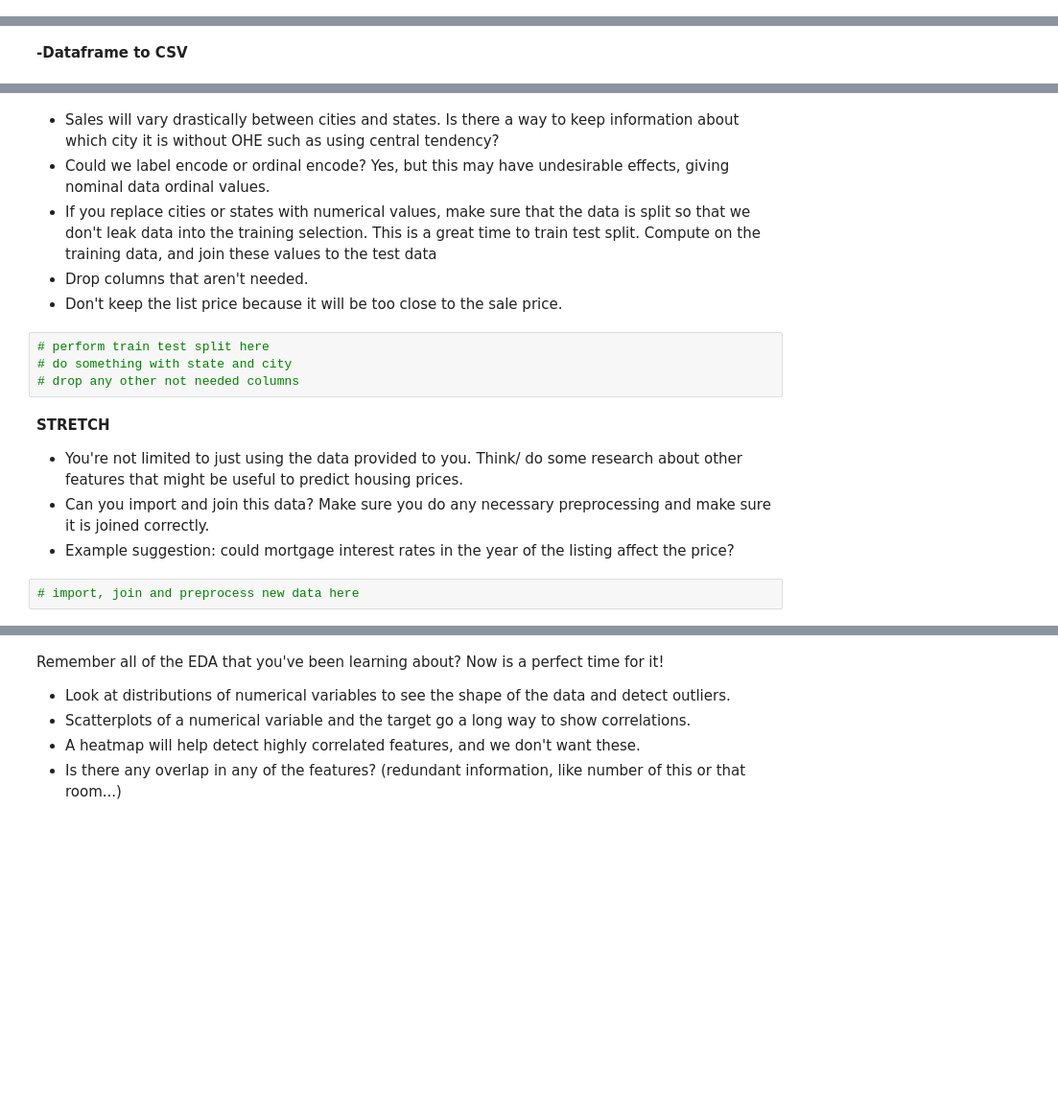
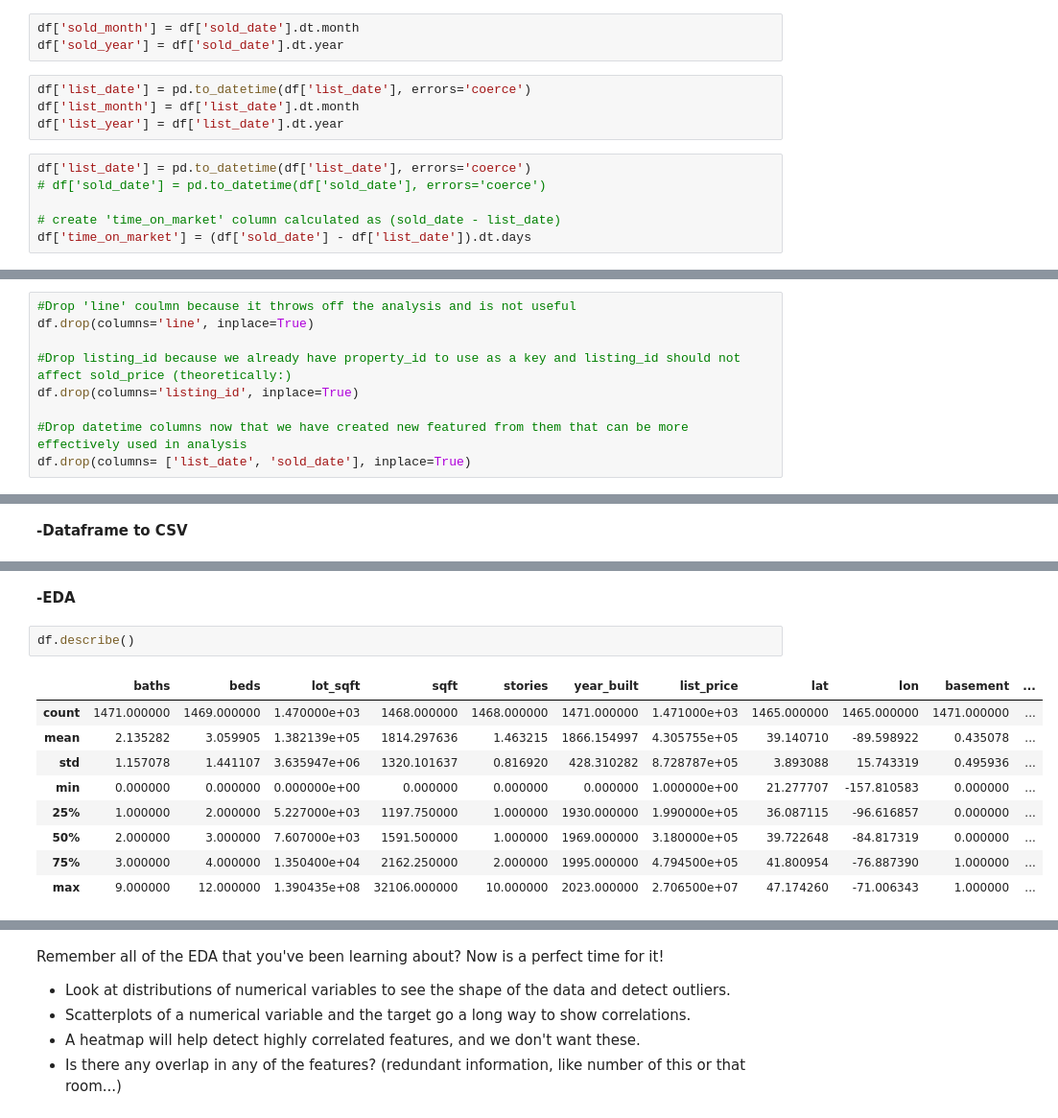
Before and after one commit to tylanoflynn/supervised_learning, a Jupyter notebook: notebooks/EDA.ipynb, the cells around one changed output, grey strips where cells are left out. Shown at 96% size. Drawn from its saved outputs; the diff is of its cells as text; blank space fills up the shorter version.

Commit message:
NA value filling, month/year sold/listed and time_on_market feature creation (Trouble with EDA due to non-numeric values in df- to be fixed)

```diff
--- a/notebooks/EDA.ipynb
+++ b/notebooks/EDA.ipynb
@@ -359,0 +431,13 @@ df.update(df.loc[df['type'].isin(['land'])][['baths', 'beds', 'sqft', 'stories',
+# %%
+df['sold_month'] = df['sold_date'].dt.month
+df['sold_year'] = df['sold_date'].dt.year
+# %%
+df['list_date'] = pd.to_datetime(df['list_date'], errors='coerce')
+df['list_month'] = df['list_date'].dt.month
+df['list_year'] = df['list_date'].dt.year
+# %%
+df['list_date'] = pd.to_datetime(df['list_date'], errors='coerce')
+# df['sold_date'] = pd.to_datetime(df['sold_date'], errors='coerce')
+
+# create 'time_on_market' column calculated as (sold_date - list_date)
+df['time_on_market'] = (df['sold_date'] - df['list_date']).dt.days
@@ -359,0 +446,9 @@ df.update(df.loc[df['type'].isin(['land'])][['baths', 'beds', 'sqft', 'stories',
+# %%
+#Drop 'line' coulmn because it throws off the analysis and is not useful
+df.drop(columns='line', inplace=True)
+
+#Drop listing_id because we already have property_id to use as a key and listing_id should not affect sold_price (theoretically:)
+df.drop(columns='listing_id', inplace=True)
+
+#Drop datetime columns now that we have created new featured from them that can be more effectively used in analysis
+df.drop(columns= ['list_date', 'sold_date'], inplace=True)
@@ -414,18 +498,14 @@ Consider the fact that with tags, there are a lot of categorical variables.
-# %% [markdown]
-- Sales will vary drastically between cities and states.  Is there a way to keep information about which city it is without OHE such as using central tendency?
-- Could we label encode or ordinal encode?  Yes, but this may have undesirable effects, giving nominal data ordinal values.
-- If you replace cities or states with numerical values, make sure that the data is split so that we don't leak data into the training selection. This is a great time to train test split. Compute on the training data, and join these values to the test data
-- Drop columns that aren't needed.
-- Don't keep the list price because it will be too close to the sale price.
-# %%
-# perform train test split here
-# do something with state and city
-# drop any other not needed columns
-# %% [markdown]
-**STRETCH**
-
-- You're not limited to just using the data provided to you. Think/ do some research about other features that might be useful to predict housing prices.
-- Can you import and join this data? Make sure you do any necessary preprocessing and make sure it is joined correctly.
-- Example suggestion: could mortgage interest rates in the year of the listing affect the price?
-# %%
-# import, join and preprocess new data here
+# %% [markdown]
+**-EDA**
+# %%
+df.describe()
+# %% [output]
+|  | baths | beds | lot_sqft | sqft | stories | year_built | list_price | lat | lon | basement | ... |
+| count | 1471.000000 | 1469.000000 | 1.470000e+03 | 1468.000000 | 1468.000000 | 1471.000000 | 1.471000e+03 | 1465.000000 | 1465.000000 | 1471.000000 | ... |
+| mean | 2.135282 | 3.059905 | 1.382139e+05 | 1814.297636 | 1.463215 | 1866.154997 | 4.305755e+05 | 39.140710 | -89.598922 | 0.435078 | ... |
+| std | 1.157078 | 1.441107 | 3.635947e+06 | 1320.101637 | 0.816920 | 428.310282 | 8.728787e+05 | 3.893088 | 15.743319 | 0.495936 | ... |
+| min | 0.000000 | 0.000000 | 0.000000e+00 | 0.000000 | 0.000000 | 0.000000 | 1.000000e+00 | 21.277707 | -157.810583 | 0.000000 | ... |
+| 25% | 1.000000 | 2.000000 | 5.227000e+03 | 1197.750000 | 1.000000 | 1930.000000 | 1.990000e+05 | 36.087115 | -96.616857 | 0.000000 | ... |
+| 50% | 2.000000 | 3.000000 | 7.607000e+03 | 1591.500000 | 1.000000 | 1969.000000 | 3.180000e+05 | 39.722648 | -84.817319 | 0.000000 | ... |
+| 75% | 3.000000 | 4.000000 | 1.350400e+04 | 2162.250000 | 2.000000 | 1995.000000 | 4.794500e+05 | 41.800954 | -76.887390 | 1.000000 | ... |
+| max | 9.000000 | 12.000000 | 1.390435e+08 | 32106.000000 | 10.000000 | 2023.000000 | 2.706500e+07 | 47.174260 | -71.006343 | 1.000000 | ... |
```
Also changed, not shown: parts of 70 cells of this notebook.
